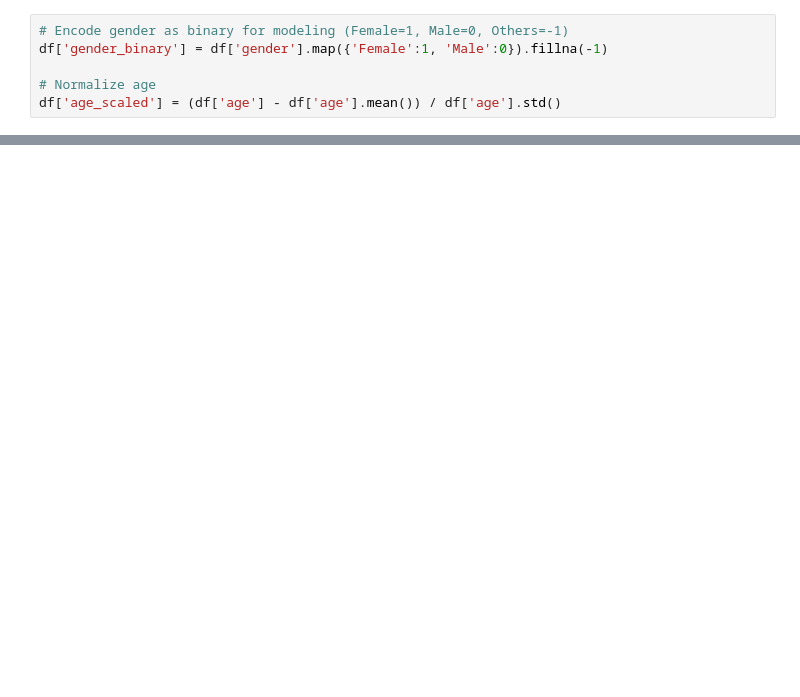
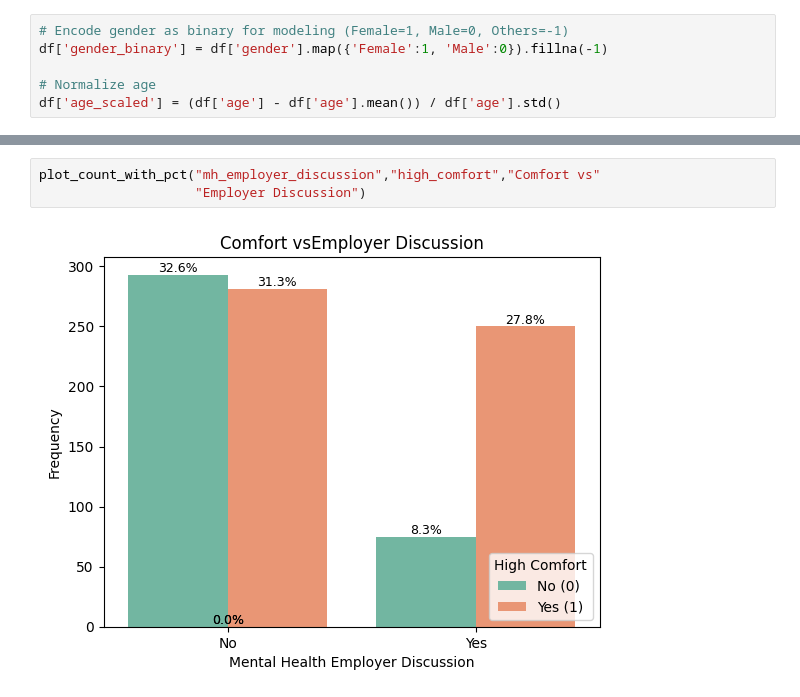
Before and after one commit to aladenisun/MSAAI_500_FinalProject, a Jupyter notebook: Mental_Health_and_Tech.ipynb, the cells around one changed output, grey strips where cells are left out. Drawn from its saved outputs; the diff is of its cells as text; blank space fills up the shorter version.

```diff
--- a/Mental_Health_and_Tech.ipynb
+++ b/Mental_Health_and_Tech.ipynb
@@ -480,0 +156,5 @@ This project investigated the role of workplace supports in shaping employees’
+# %%
+plot_count_with_pct("mh_employer_discussion","high_comfort","Comfort vs"
+                    "Employer Discussion")
+# %% [output]
+[figure, added]
```
Also changed, not shown: parts of 79 cells of this notebook.
